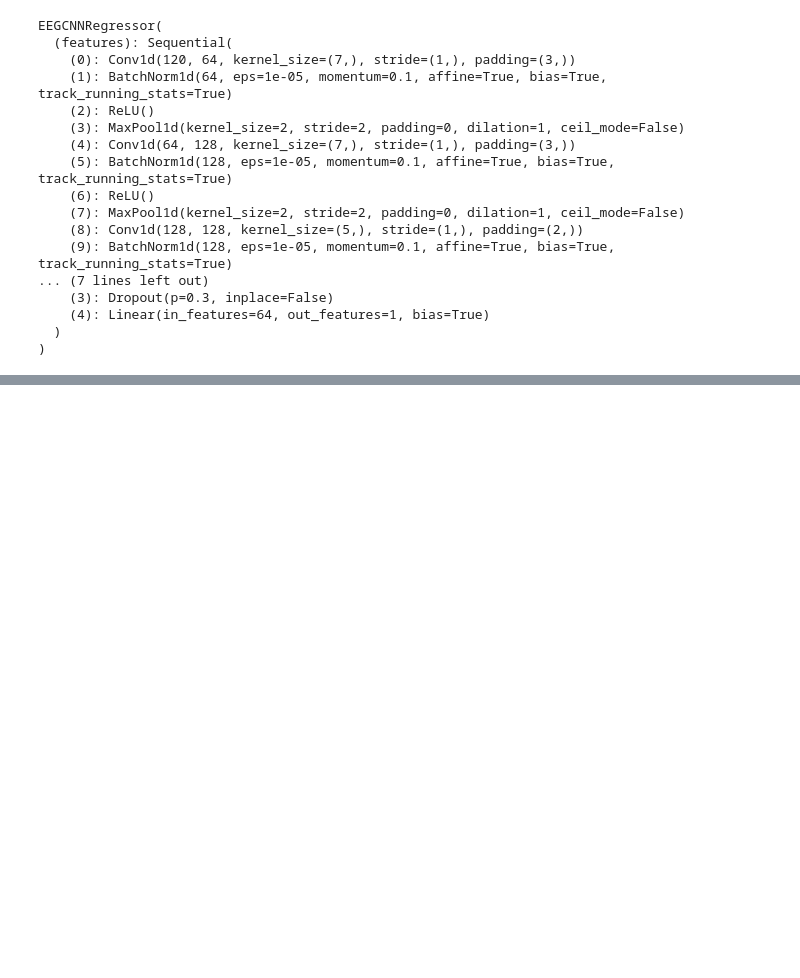
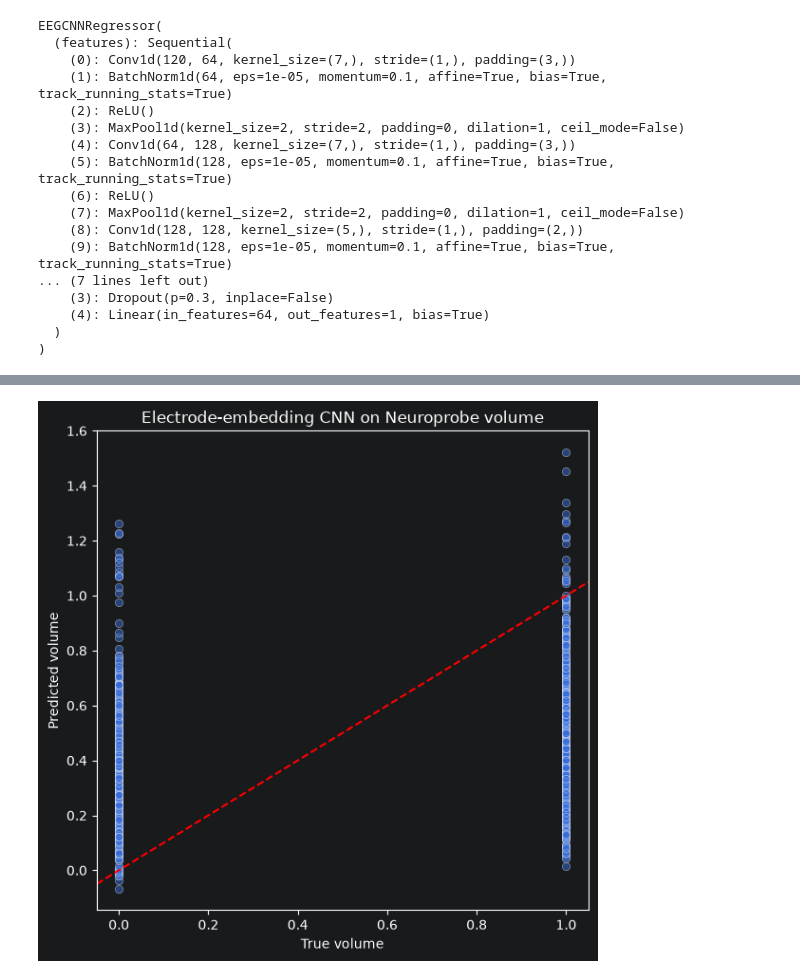
Before and after one commit to importstring/Neuroprobe-exp, a Jupyter notebook: notebooks/main.ipynb, the cells around one changed output, grey strips where cells are left out. Cells and saved outputs as stored; diff of their text form; code cells hidden in the pictures; blank space fills up the shorter version.

```diff
--- a/notebooks/main.ipynb
+++ b/notebooks/main.ipynb
@@ -382,0 +540,6 @@ plt.show()
+# %%
+if best_state_dict is not None:
+    model.load_state_dict(best_state_dict)
+
+test_loss, test_r2, y_true, y_pred = evaluate(model, test_loader, criterion, device)
+print(f"Restored best model | Test Loss: {test_loss:.4f} | Test R^2: {test_r2:.4f}")
@@ -382,0 +566,11 @@ plt.show()
+# %%
+plt.figure(figsize=(6, 6))
+sns.scatterplot(x=y_true, y=y_pred, alpha=0.5)
+plt.xlabel("True volume")
+plt.ylabel("Predicted volume")
+plt.title("Electrode-embedding CNN on Neuroprobe volume")
+plt.axline((0, 0), slope=1, color="red", linestyle="--")
+plt.tight_layout()
+plt.show()
+# %% [output]
+[figure, added]
```
Also changed, not shown: parts of 11 cells of this notebook.
